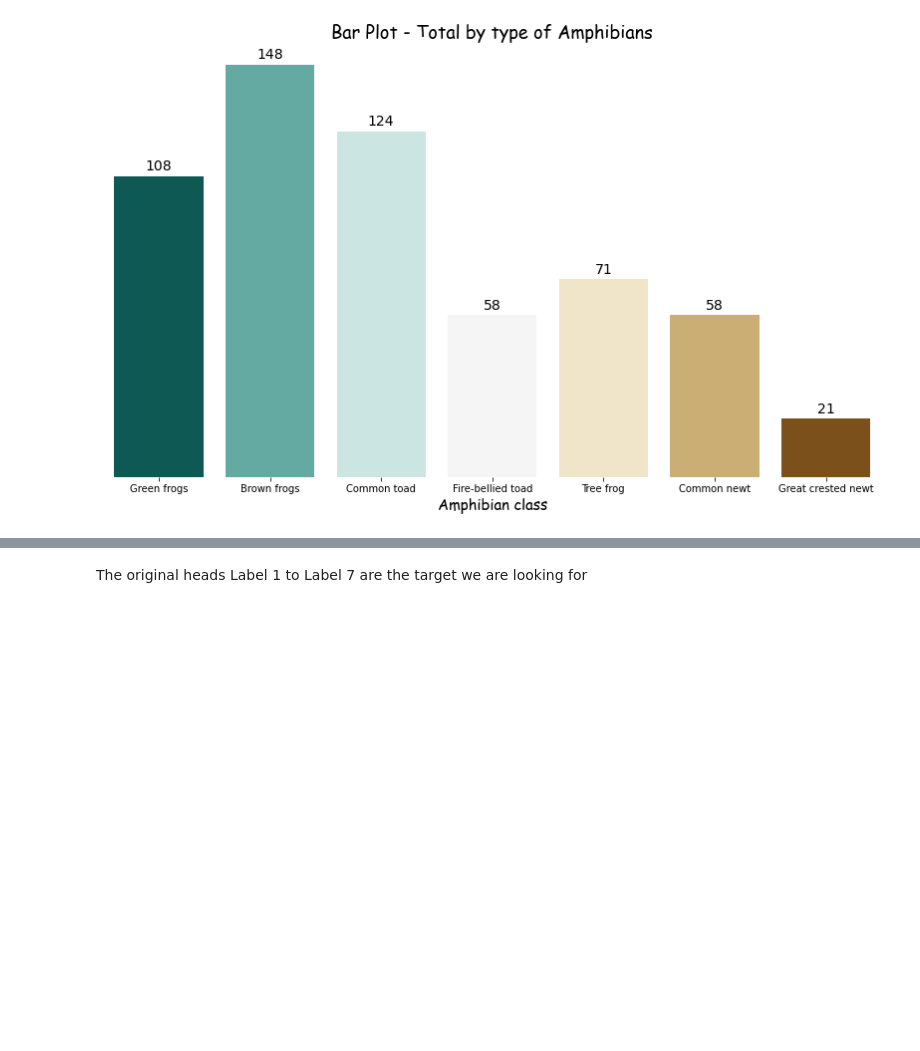
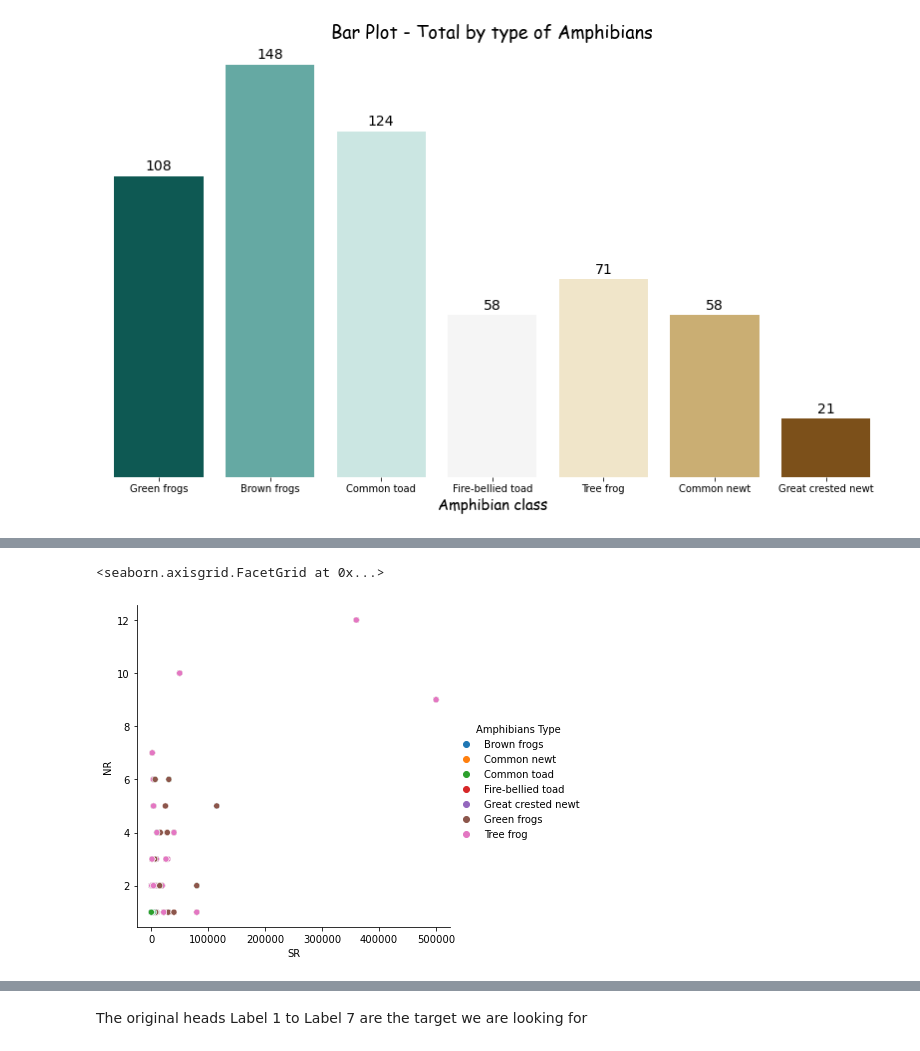
Before and after one commit to Renata-Thomazelli/amphibians, a Jupyter notebook: amphibians-Copy1.ipynb, the cells around one changed output, grey strips where cells are left out. Saved outputs shown, nothing was run; the diff lists cells and outputs as text; code cells hidden in the pictures; blank space fills up the shorter version.

```diff
--- a/amphibians-Copy1.ipynb
+++ b/amphibians-Copy1.ipynb
@@ -448,0 +506,5 @@ plt.show()
+# %%
+sns.relplot(x='SR',y = 'NR', hue="Amphibians Type", data=stacking_df_tranf_heads1[['SR','NR',"Amphibians Type"]])
+# %% [output]
+<seaborn.axisgrid.FacetGrid at 0x...>
+[figure, added]
```
Also changed, not shown: parts of 24 cells of this notebook.
